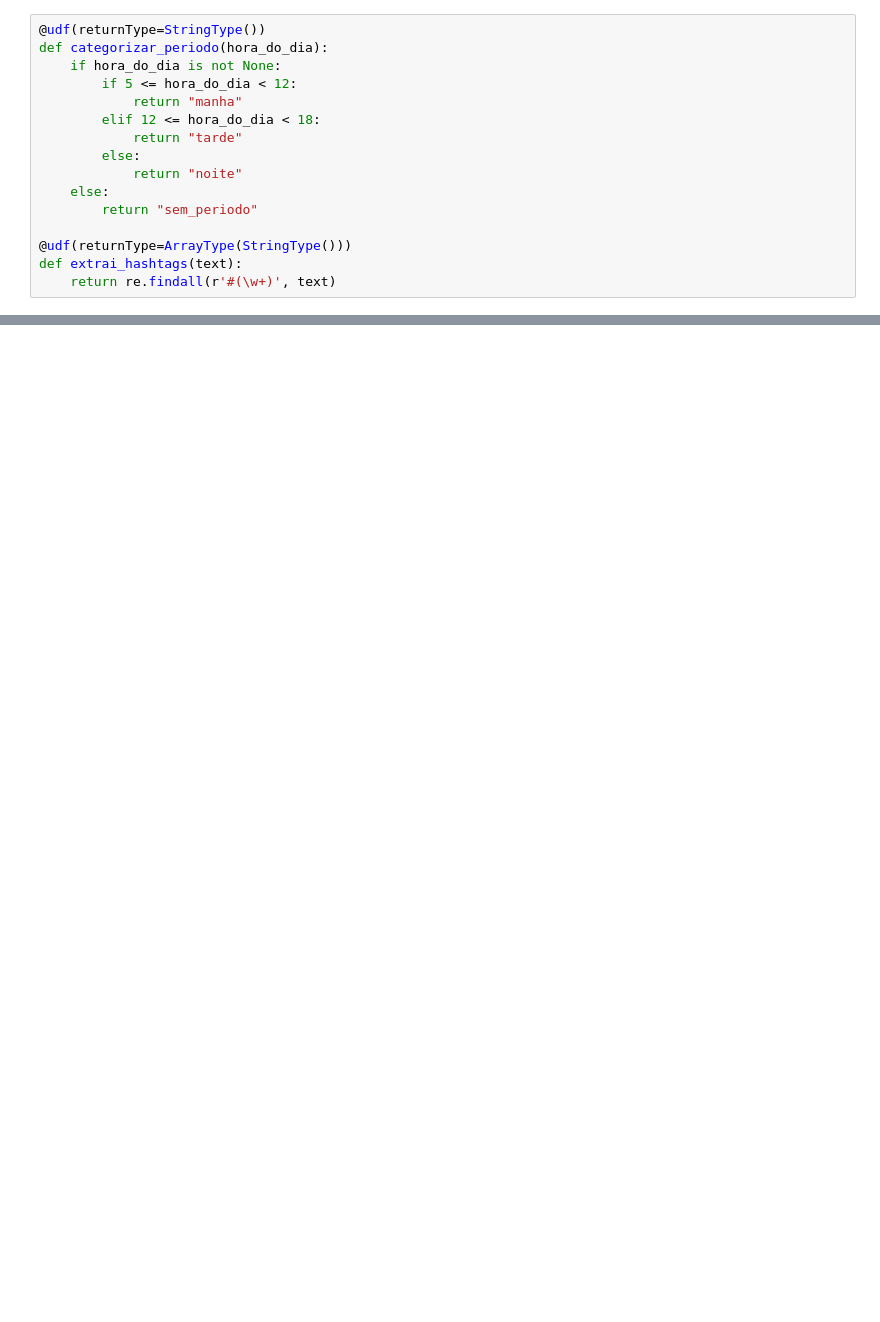
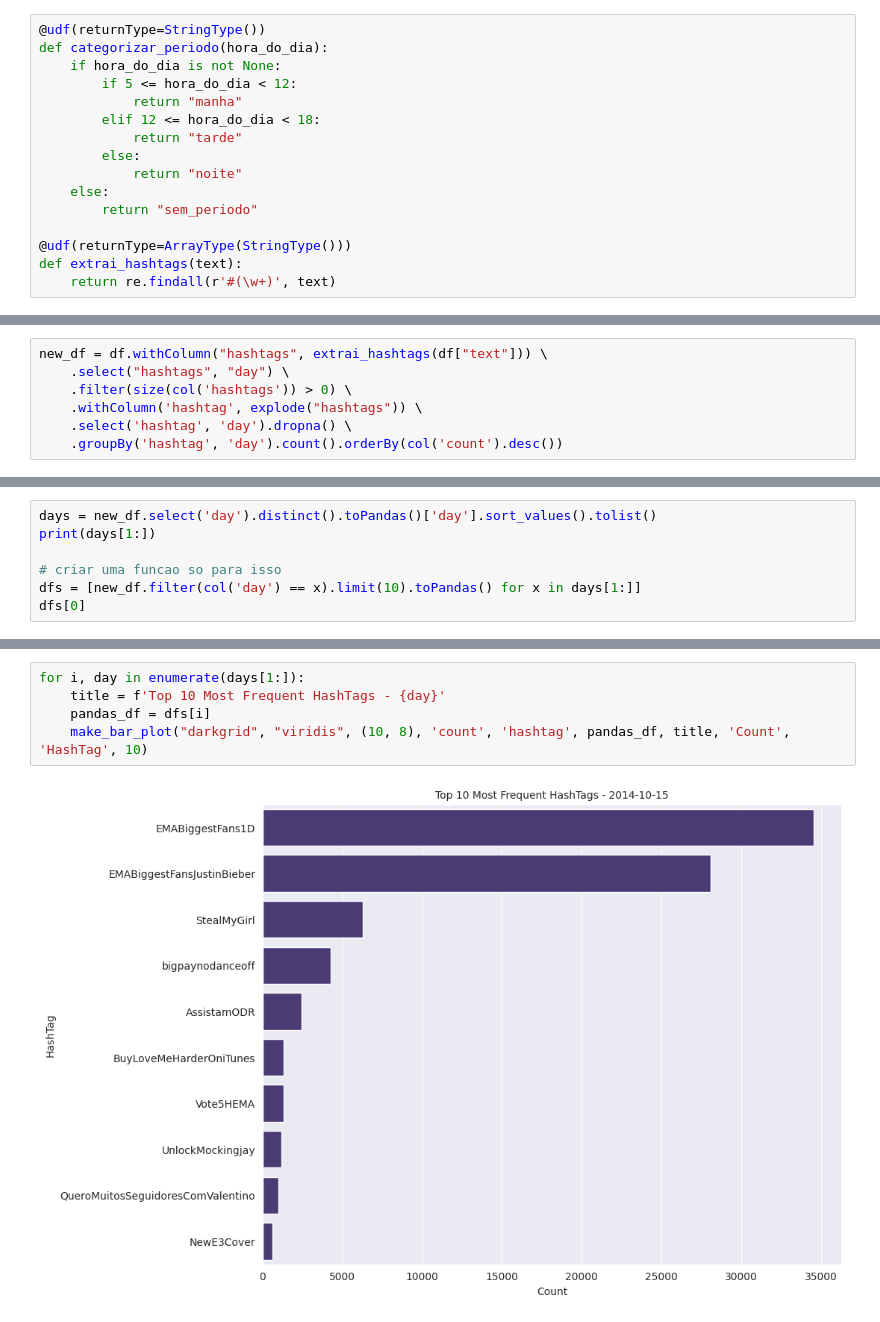
Before and after one commit to thomz2/big-data-spark, a Jupyter notebook: analysis/election_campaign/hashtags_and_tweets.ipynb, the cells around one changed output, grey strips where cells are left out. Cells and saved outputs as stored; diff of their text form; blank space fills up the shorter version.

```diff
--- a/analysis/election_campaign/hashtags_and_tweets.ipynb
+++ b/analysis/election_campaign/hashtags_and_tweets.ipynb
@@ -208,0 +170,7 @@ for i, periodo in enumerate(periodos):
+# %%
+new_df = df.withColumn("hashtags", extrai_hashtags(df["text"])) \
+    .select("hashtags", "day") \
+    .filter(size(col('hashtags')) > 0) \
+    .withColumn('hashtag', explode("hashtags")) \
+    .select('hashtag', 'day').dropna() \
+    .groupBy('hashtag', 'day').count().orderBy(col('count').desc())
@@ -208,0 +184,7 @@ for i, periodo in enumerate(periodos):
+# %%
+days = new_df.select('day').distinct().toPandas()['day'].sort_values().tolist()
+print(days[1:])
+
+# criar uma funcao so para isso
+dfs = [new_df.filter(col('day') == x).limit(10).toPandas() for x in days[1:]]
+dfs[0]
@@ -208,0 +204,7 @@ for i, periodo in enumerate(periodos):
+# %%
+for i, day in enumerate(days[1:]):
+    title = f'Top 10 Most Frequent HashTags - {day}'
+    pandas_df = dfs[i]
+    make_bar_plot("darkgrid", "viridis", (10, 8), 'count', 'hashtag', pandas_df, title, 'Count', 'HashTag', 10)
+# %% [output]
+[figure, added]
```
Also changed, not shown: parts of 32 cells of this notebook, 1 other file.
